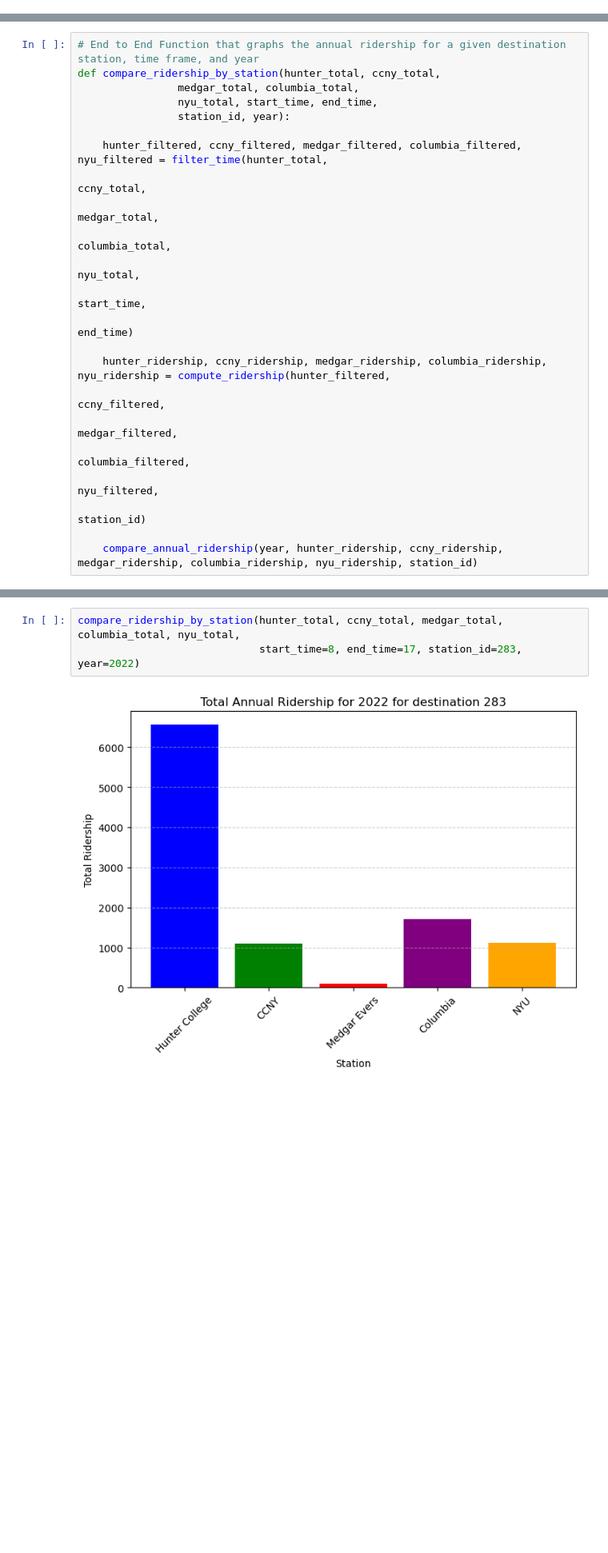
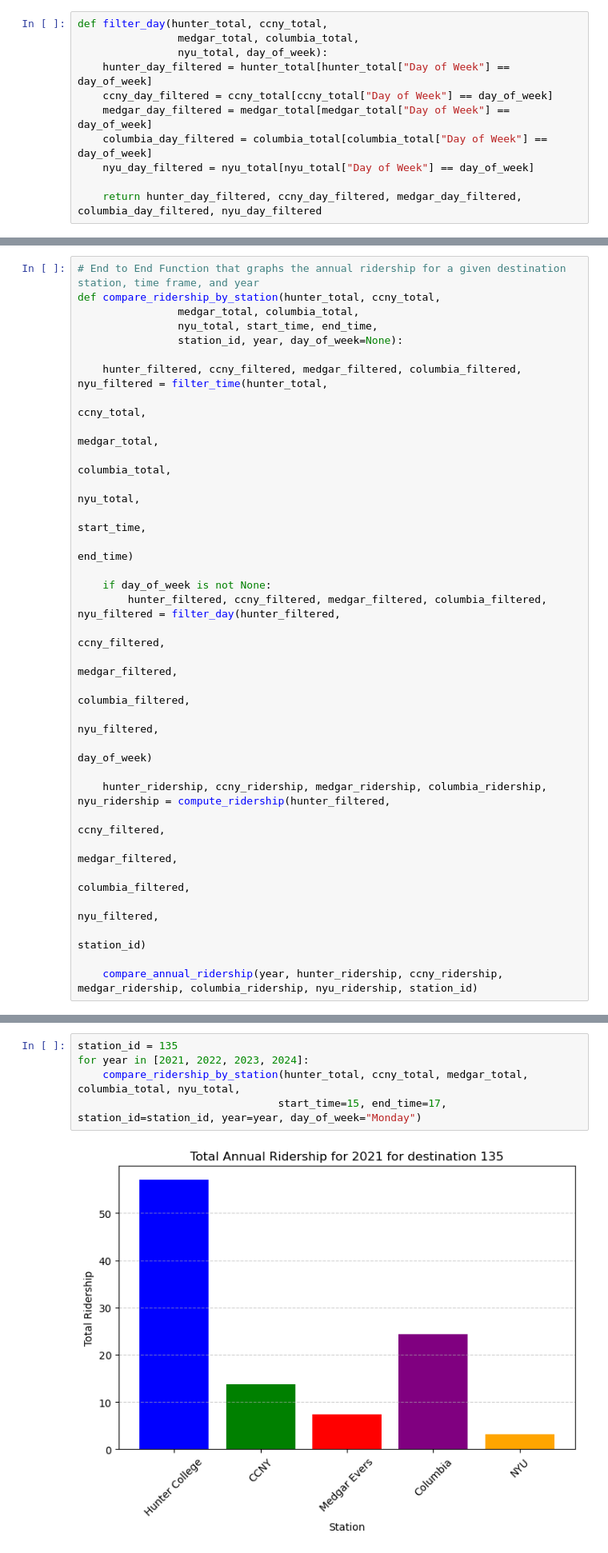
Before and after one commit to ericguan04/train_data, a Jupyter notebook: origin_data_sample_6.ipynb, the cells around one changed output, grey strips where cells are left out. Shown at 80% size. Cells and saved outputs as stored; diff of their text form; blank space fills up the shorter version.

Commit message:
Experimented with map and graph functions

```diff
--- a/origin_data_sample_6.ipynb
+++ b/origin_data_sample_6.ipynb
@@ -22,6 +22,17 @@ def filter_time(hunter_total, ccny_total,
     nyu_time_filtered = nyu_total[(nyu_total["Hour of Day"] >= start_time) & (nyu_total["Hour of Day"] <= end_time)]
 
     return hunter_time_filtered, ccny_time_filtered, medgar_time_filtered, columbia_time_filtered, nyu_time_filtered
+# %%
+def filter_day(hunter_total, ccny_total,
+                medgar_total, columbia_total,
+                nyu_total, day_of_week):
+    hunter_day_filtered = hunter_total[hunter_total["Day of Week"] == day_of_week]
+    ccny_day_filtered = ccny_total[ccny_total["Day of Week"] == day_of_week]
+    medgar_day_filtered = medgar_total[medgar_total["Day of Week"] == day_of_week]
+    columbia_day_filtered = columbia_total[columbia_total["Day of Week"] == day_of_week]
+    nyu_day_filtered = nyu_total[nyu_total["Day of Week"] == day_of_week]
+
+    return hunter_day_filtered, ccny_day_filtered, medgar_day_filtered, columbia_day_filtered, nyu_day_filtered
 # %%
 def average_ridership_df(station_id, dataset):
     data = []  # List to store dictionary records
@@ -122,7 +133,7 @@ def compare_annual_ridership(year, df_hunter, df_ccny, df_medgar, df_columbia, d
 def compare_ridership_by_station(hunter_total, ccny_total,
                 medgar_total, columbia_total,
                 nyu_total, start_time, end_time,
-                station_id, year):
+                station_id, year, day_of_week=None):
 
     hunter_filtered, ccny_filtered, medgar_filtered, columbia_filtered, nyu_filtered = filter_time(hunter_total,
                                                                                                    ccny_total,
@@ -132,6 +143,14 @@ def compare_ridership_by_station(hunter_total, ccny_total,
                                                                                                    start_time,
                                                                                                    end_time)
 
+    if day_of_week is not None:
+        hunter_filtered, ccny_filtered, medgar_filtered, columbia_filtered, nyu_filtered = filter_day(hunter_filtered,
+                                                                                                       ccny_filtered,
+                                                                                                       medgar_filtered,
+                                                                                                       columbia_filtered,
+                                                                                                       nyu_filtered,
+                                                                                                       day_of_week)
+
     hunter_ridership, ccny_ridership, medgar_ridership, columbia_ridership, nyu_ridership = compute_ridership(hunter_filtered,
                                                                                                               ccny_filtered,
                                                                                                               medgar_filtered,
@@ -173,7 +192,9 @@ nyu3 = pd.read_csv("datasets/nyu/MTA_Subway_Origin-Destination_2023_NYU_Origin.c
 nyu4 = pd.read_csv("datasets/nyu/MTA_Subway_Origin-Destination_2024_NYU_Origin.csv")
 nyu_total = pd.concat([nyu1, nyu2, nyu3, nyu4])
 # %%
-compare_ridership_by_station(hunter_total, ccny_total, medgar_total, columbia_total, nyu_total,
-                             start_time=8, end_time=17, station_id=283, year=2022)
+station_id = 135
+for year in [2021, 2022, 2023, 2024]:
+    compare_ridership_by_station(hunter_total, ccny_total, medgar_total, columbia_total, nyu_total,
+                                start_time=15, end_time=17, station_id=station_id, year=year, day_of_week="Monday")
 # %% [output]
-[figure, old version]
+[figure, new version]
```
Also changed, not shown: parts of 8 cells of this notebook.
